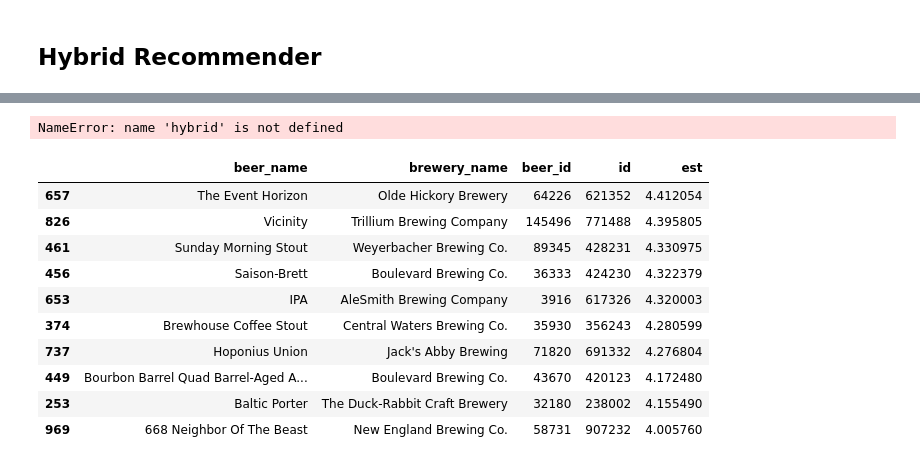
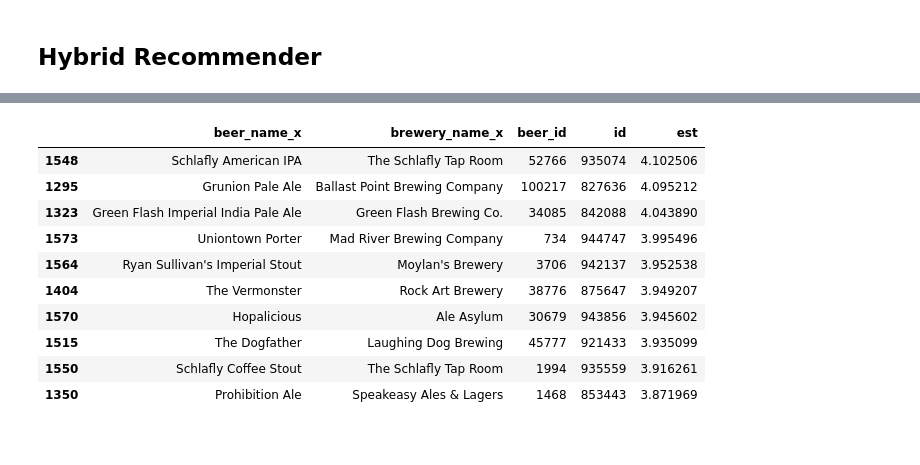
Before and after one commit to kylemcq13/Beer, a Jupyter notebook: Final Capstone - Beer Recommendation Models.ipynb, the cells around one changed output, grey strips where cells are left out. Drawn from its saved outputs; the diff is of its cells as text; code cells hidden in the pictures.

```diff
--- a/Final Capstone - Beer Recommendation Models.ipynb
+++ b/Final Capstone - Beer Recommendation Models.ipynb
@@ -674,3 +630,0 @@ beer_ids.head()
-# %%
-#drop duplicates
-beer_ids = beer_ids.drop_duplicates(subset=['beer_name', 'beer_id'], keep='first')
@@ -693,6 +633,7 @@ beer_ids.to_csv(r'F:\Datasets\beer_ids.csv')
 # %%
-beer_ids = pd.read_csv(r'F:\Datasets\beer_ids.csv')
+#beer_ids = pd.read_csv(r'F:\Datasets\beer_ids.csv')
 # %%
+#build the beer id map
 id_map = beer_ids
 id_to_name = id_map.set_index('id')
-name_to_id = id_map.set_index('beer_name')
+name_to_id = id_map.set_index('beer_name_x')
@@ -701,34 +643,34 @@ user_id = beer_200_collab['user_id']
 # %%
+#write function for the hybrid recommender
 def hybrid(user_id, title):
     idx = indices[title]
 
+    #definte the beer map
     tnid = name_to_id.loc[title]['beer_id']
     beer_id = name_to_id.loc[title]['id']
 
+    #sim scores from content recommender
     sim_scores = list(enumerate(cosine_sim[idx]))
     sim_scores = sorted(sim_scores, key=lambda x: x[1], reverse=True)
     sim_scores = sim_scores[1:26]
     beer_indices = [i[0] for i in sim_scores]
 
-    beers = beer_ids.iloc[beer_indices][['beer_name', 'brewery_name', 'beer_id', 'id']]
+    #svd/collaborative filter model
+    beers = beer_ids.iloc[beer_indices][['beer_name_x', 'brewery_name_x', 'beer_id', 'id']]
     beers['est'] = beers['id'].apply(lambda x: svd_best.predict(user_id, id_to_name.loc[x]['beer_id']).est)
     beers = beers.sort_values('est', ascending=False)
     return beers.head(10)
-# %%
-hybrid(34092, 'Bud Light')
-# %% [output]
-NameError: name 'hybrid' is not defined
 # %%
-hybrid(9657, 'Two Hearted Ale')
+hybrid(9657, 'Invasion Pale Ale')
 # %% [output]
-|  | beer_name | brewery_name | beer_id | id | est |
-| 657 | The Event Horizon | Olde Hickory Brewery | 64226 | 621352 | 4.412054 |
-| 826 | Vicinity | Trillium Brewing Company | 145496 | 771488 | 4.395805 |
-| 461 | Sunday Morning Stout | Weyerbacher Brewing Co. | 89345 | 428231 | 4.330975 |
-| 456 | Saison-Brett | Boulevard Brewing Co. | 36333 | 424230 | 4.322379 |
-| 653 | IPA | AleSmith Brewing Company | 3916 | 617326 | 4.320003 |
-| 374 | Brewhouse Coffee Stout | Central Waters Brewing Co. | 35930 | 356243 | 4.280599 |
-| 737 | Hoponius Union | Jack's Abby Brewing | 71820 | 691332 | 4.276804 |
-| 449 | Bourbon Barrel Quad Barrel-Aged A... | Boulevard Brewing Co. | 43670 | 420123 | 4.172480 |
-| 253 | Baltic Porter | The Duck-Rabbit Craft Brewery | 32180 | 238002 | 4.155490 |
-| 969 | 668 Neighbor Of The Beast | New England Brewing Co. | 58731 | 907232 | 4.005760 |
+|  | beer_name_x | brewery_name_x | beer_id | id | est |
+| 1548 | Schlafly American IPA | The Schlafly Tap Room | 52766 | 935074 | 4.102506 |
+| 1295 | Grunion Pale Ale | Ballast Point Brewing Company | 100217 | 827636 | 4.095212 |
+| 1323 | Green Flash Imperial India Pale Ale | Green Flash Brewing Co. | 34085 | 842088 | 4.043890 |
+| 1573 | Uniontown Porter | Mad River Brewing Company | 734 | 944747 | 3.995496 |
+| 1564 | Ryan Sullivan's Imperial Stout | Moylan's Brewery | 3706 | 942137 | 3.952538 |
+| 1404 | The Vermonster | Rock Art Brewery | 38776 | 875647 | 3.949207 |
+| 1570 | Hopalicious | Ale Asylum | 30679 | 943856 | 3.945602 |
+| 1515 | The Dogfather | Laughing Dog Brewing | 45777 | 921433 | 3.935099 |
+| 1550 | Schlafly Coffee Stout | The Schlafly Tap Room | 1994 | 935559 | 3.916261 |
+| 1350 | Prohibition Ale | Speakeasy Ales & Lagers | 1468 | 853443 | 3.871969 |
```
Also changed, not shown: parts of 77 cells of this notebook.
